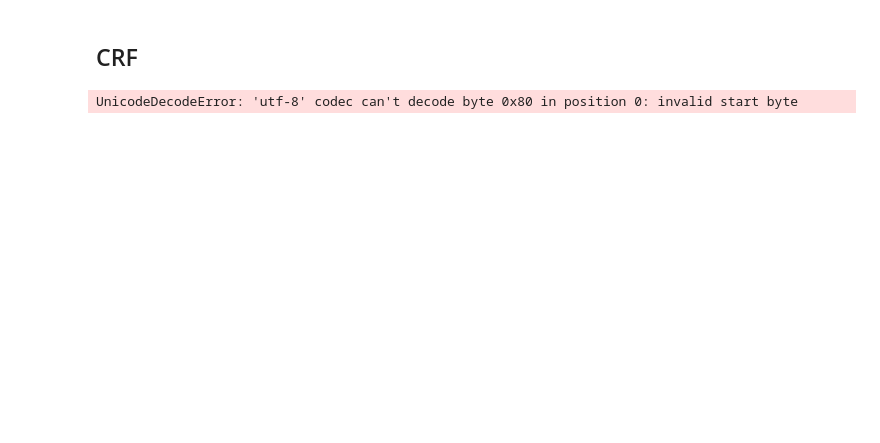
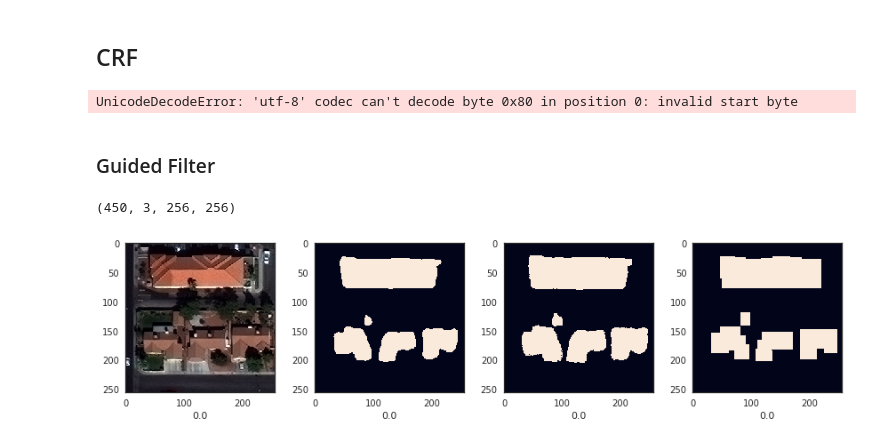
Before and after one commit to Twofyw/building-detection-challenge, a Jupyter notebook: pred.ipynb, the cells around one changed output. Saved outputs shown, nothing was run; the diff lists cells and outputs as text; code cells hidden in the pictures; blank space fills up the shorter version.

```diff
--- a/pred.ipynb
+++ b/pred.ipynb
@@ -133,3 +136,27 @@ y_true = y_true[y_true != 255]
 print("Score on validation set: %f" % np.mean(y_true == y_pred))
 # %% [output]
 UnicodeDecodeError: 'utf-8' codec can't decode byte 0x80 in position 0: invalid start byte
+# %% [markdown]
+### Guided Filter
+# %%
+x.shape
+# %% [output]
+(450, 3, 256, 256)
+# %%
+idx = 363
+guide = (denorm(x[idx]).squeeze() * 255).astype('uint8')
+gt = (y[idx] * 255).astype('uint8')
+src = (np.copy(preds[idx] > 0.5) * 255).astype('uint8')
+dst = np.empty(src.shape)
+radius = 1
+eps = 90
+
+filtered = cv2.ximgproc.guidedFilter(guide, src, radius, eps, dst, -1)
+col1 = [guide]
+col2 = [src]
+col3 = [filtered > 0.1]
+data = zip(col1, col2, col3, [y[idx]])
+
+plot_ims(data, figsize=3)
+# %% [output]
+[figure, added]
```
Also changed, not shown: parts of 23 cells of this notebook, 9 other files.
